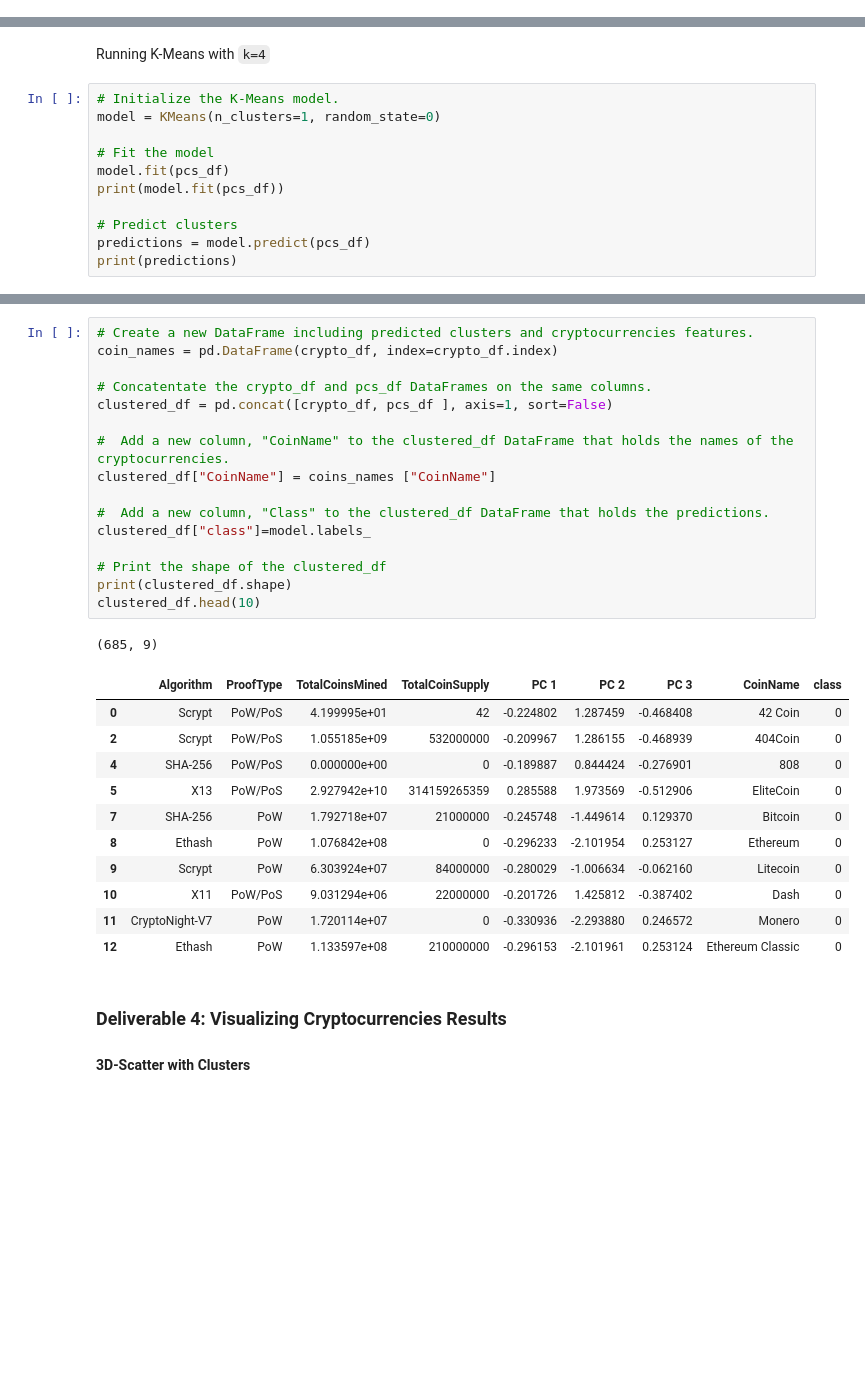
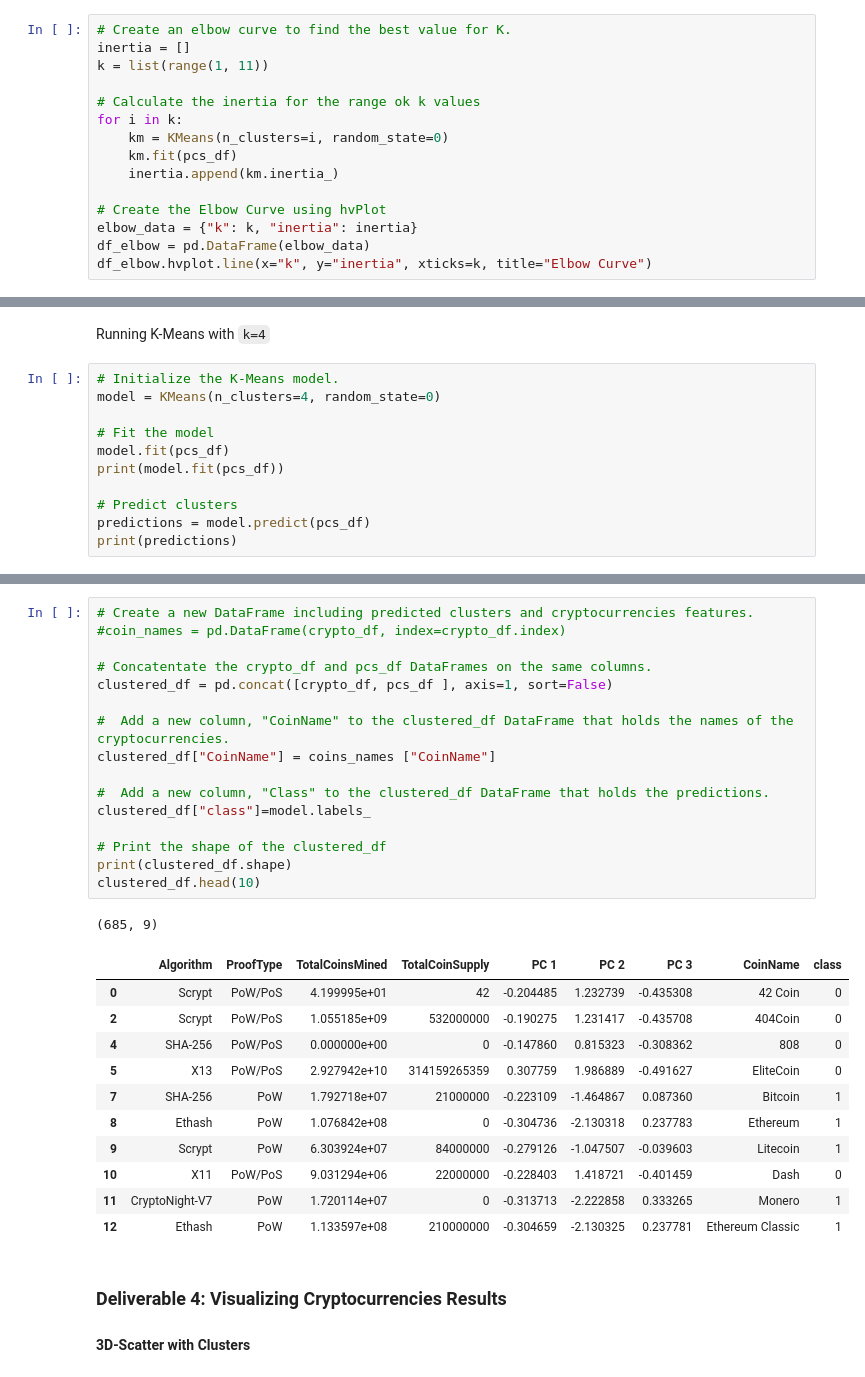
Before and after one commit to Preacherman194589/Cryptocurrencies, a Jupyter notebook: crypto_clustering.ipynb, the cells around one changed output, grey strips where cells are left out. Cells and saved outputs as stored; diff of their text form; blank space fills up the shorter version.

```diff
--- a/crypto_clustering.ipynb
+++ b/crypto_clustering.ipynb
@@ -234,0 +228,15 @@ k = list(range(1, 11))
+# %%
+# Create an elbow curve to find the best value for K.
+inertia = []
+k = list(range(1, 11))
+
+# Calculate the inertia for the range ok k values
+for i in k:
+    km = KMeans(n_clusters=i, random_state=0)
+    km.fit(pcs_df)
+    inertia.append(km.inertia_)
+
+# Create the Elbow Curve using hvPlot
+elbow_data = {"k": k, "inertia": inertia}
+df_elbow = pd.DataFrame(elbow_data)
+df_elbow.hvplot.line(x="k", y="inertia", xticks=k, title="Elbow Curve")
@@ -236,7 +246,7 @@ k = list(range(1, 11))
 Running K-Means with `k=4`
 # %%
 # Initialize the K-Means model.
-model = KMeans(n_clusters=1, random_state=0)
+model = KMeans(n_clusters=4, random_state=0)
 
 # Fit the model
 model.fit(pcs_df)
@@ -269,32 +279,32 @@ KMeans(n_clusters=1, random_state=0)
 # %%
 # Create a new DataFrame including predicted clusters and cryptocurrencies features.
-coin_names = pd.DataFrame(crypto_df, index=crypto_df.index)
+#coin_names = pd.DataFrame(crypto_df, index=crypto_df.index)
 
 # Concatentate the crypto_df and pcs_df DataFrames on the same columns.
 clustered_df = pd.concat([crypto_df, pcs_df ], axis=1, sort=False)
 
 #  Add a new column, "CoinName" to the clustered_df DataFrame that holds the names of the cryptocurrencies.
 clustered_df["CoinName"] = coins_names ["CoinName"]
 
 #  Add a new column, "Class" to the clustered_df DataFrame that holds the predictions.
 clustered_df["class"]=model.labels_
 
 # Print the shape of the clustered_df
 print(clustered_df.shape)
 clustered_df.head(10)
 # %% [output]
 (685, 9)
 |  | Algorithm | ProofType | TotalCoinsMined | TotalCoinSupply | PC 1 | PC 2 | PC 3 | CoinName | class |
-| 0 | Scrypt | PoW/PoS | 4.199995e+01 | 42 | -0.224802 | 1.287459 | -0.468408 | 42 Coin | 0 |
-| 2 | Scrypt | PoW/PoS | 1.055185e+09 | 532000000 | -0.209967 | 1.286155 | -0.468939 | 404Coin | 0 |
-| 4 | SHA-256 | PoW/PoS | 0.000000e+00 | 0 | -0.189887 | 0.844424 | -0.276901 | 808 | 0 |
-| 5 | X13 | PoW/PoS | 2.927942e+10 | 314159265359 | 0.285588 | 1.973569 | -0.512906 | EliteCoin | 0 |
-| 7 | SHA-256 | PoW | 1.792718e+07 | 21000000 | -0.245748 | -1.449614 | 0.129370 | Bitcoin | 0 |
-| 8 | Ethash | PoW | 1.076842e+08 | 0 | -0.296233 | -2.101954 | 0.253127 | Ethereum | 0 |
-| 9 | Scrypt | PoW | 6.303924e+07 | 84000000 | -0.280029 | -1.006634 | -0.062160 | Litecoin | 0 |
-| 10 | X11 | PoW/PoS | 9.031294e+06 | 22000000 | -0.201726 | 1.425812 | -0.387402 | Dash | 0 |
-| 11 | CryptoNight-V7 | PoW | 1.720114e+07 | 0 | -0.330936 | -2.293880 | 0.246572 | Monero | 0 |
-| 12 | Ethash | PoW | 1.133597e+08 | 210000000 | -0.296153 | -2.101961 | 0.253124 | Ethereum Classic | 0 |
+| 0 | Scrypt | PoW/PoS | 4.199995e+01 | 42 | -0.204485 | 1.232739 | -0.435308 | 42 Coin | 0 |
+| 2 | Scrypt | PoW/PoS | 1.055185e+09 | 532000000 | -0.190275 | 1.231417 | -0.435708 | 404Coin | 0 |
+| 4 | SHA-256 | PoW/PoS | 0.000000e+00 | 0 | -0.147860 | 0.815323 | -0.308362 | 808 | 0 |
+| 5 | X13 | PoW/PoS | 2.927942e+10 | 314159265359 | 0.307759 | 1.986889 | -0.491627 | EliteCoin | 0 |
+| 7 | SHA-256 | PoW | 1.792718e+07 | 21000000 | -0.223109 | -1.464867 | 0.087360 | Bitcoin | 1 |
+| 8 | Ethash | PoW | 1.076842e+08 | 0 | -0.304736 | -2.130318 | 0.237783 | Ethereum | 1 |
+| 9 | Scrypt | PoW | 6.303924e+07 | 84000000 | -0.279126 | -1.047507 | -0.039603 | Litecoin | 1 |
+| 10 | X11 | PoW/PoS | 9.031294e+06 | 22000000 | -0.228403 | 1.418721 | -0.401459 | Dash | 0 |
+| 11 | CryptoNight-V7 | PoW | 1.720114e+07 | 0 | -0.313713 | -2.222858 | 0.333265 | Monero | 1 |
+| 12 | Ethash | PoW | 1.133597e+08 | 210000000 | -0.304659 | -2.130325 | 0.237781 | Ethereum Classic | 1 |
 # %% [markdown]
 ### Deliverable 4: Visualizing Cryptocurrencies Results
 
```
Also changed, not shown: parts of 9 cells of this notebook.
